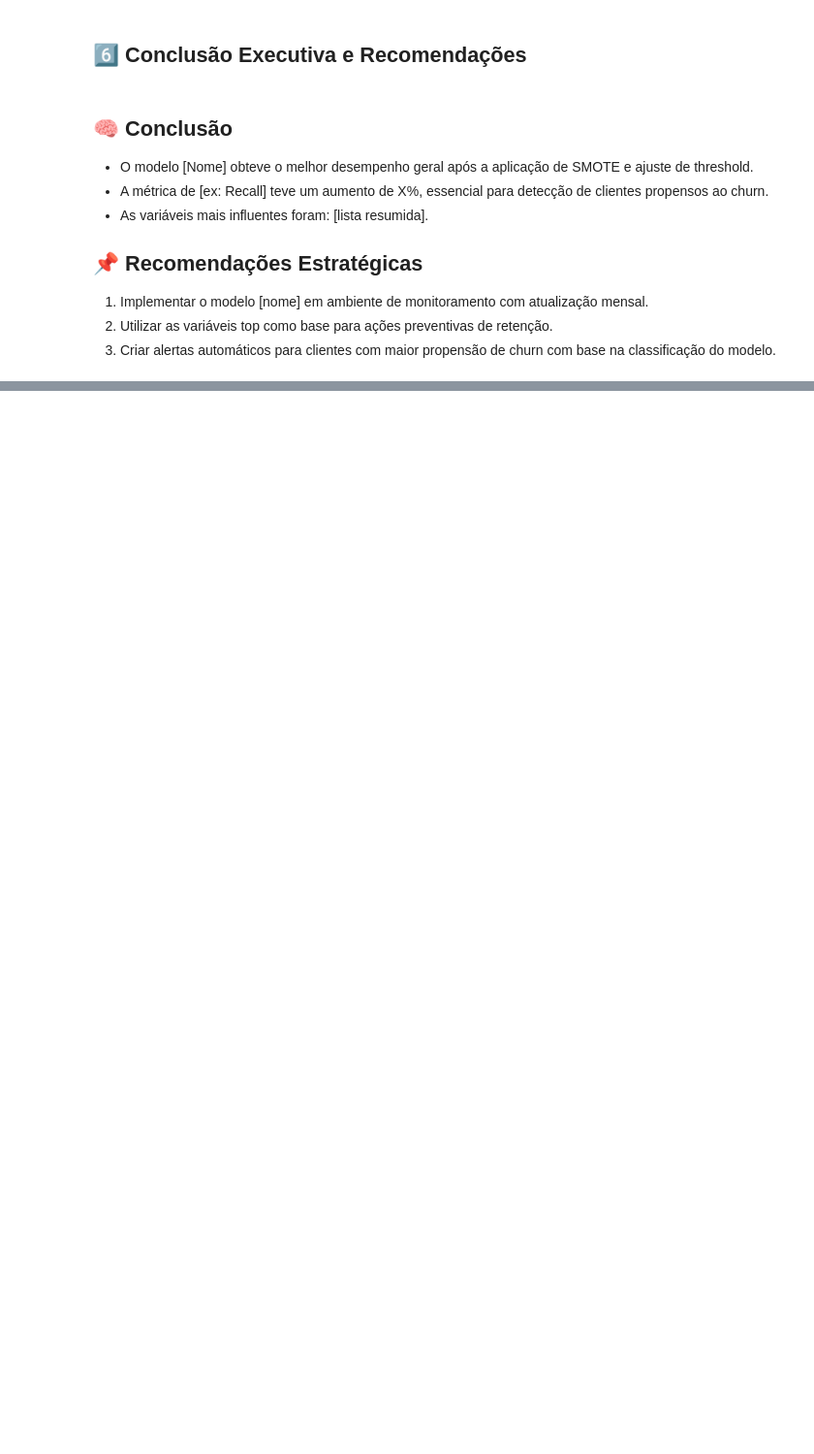
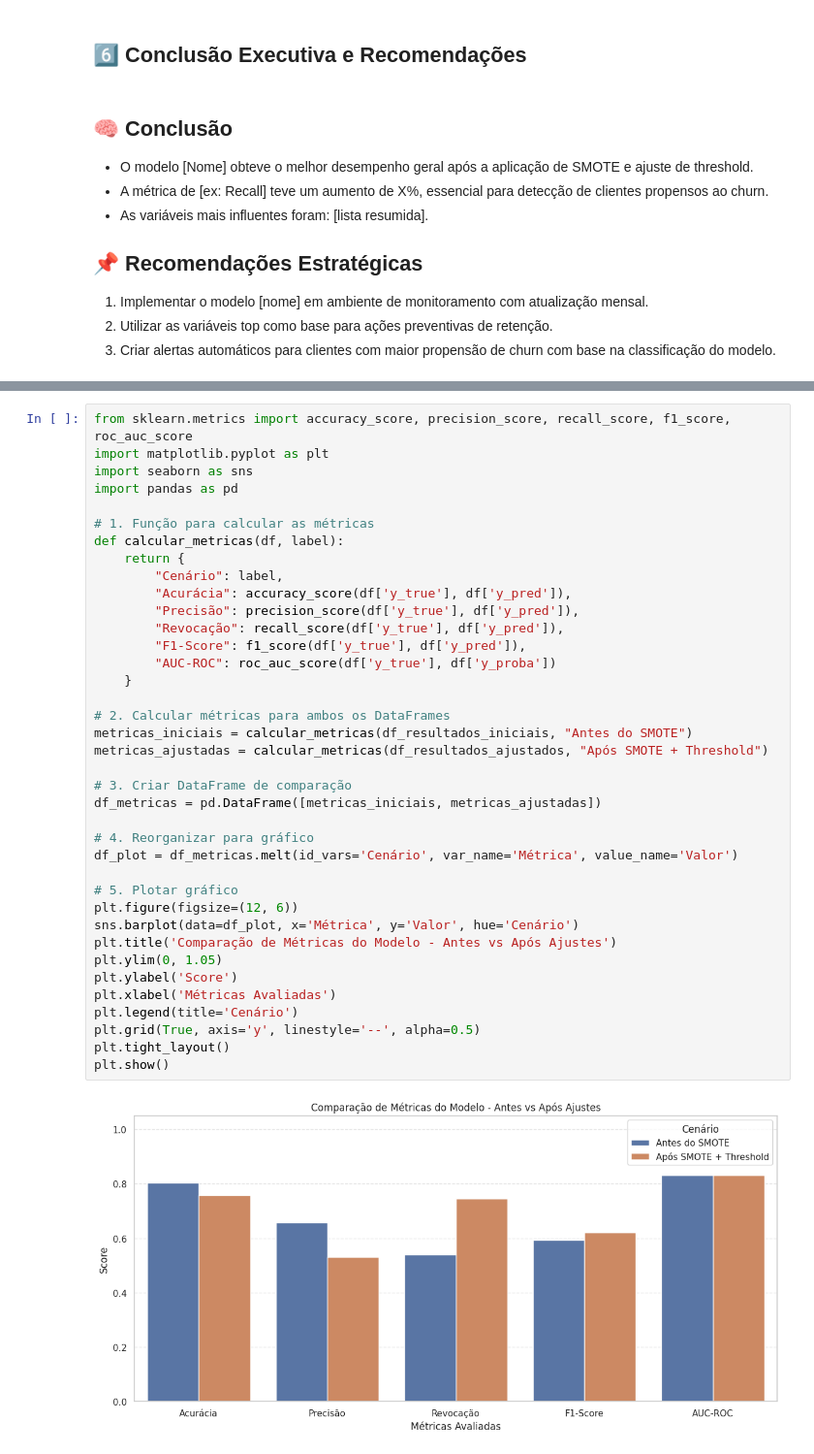
Before and after one commit to moises-rb/Analise_Dados, a Jupyter notebook: Telecom_X_PrevendoChurn/notebooks/04_Conclusao_Comparacao_Modelos_Churn.ipynb, the cells around one changed output, grey strips where cells are left out. Shown at 97% size. Saved outputs shown, nothing was run; the diff lists cells and outputs as text; blank space fills up the shorter version.

Commit message:
criado gráfico comparativo das metricas antes e apos ajustes

```diff
--- a/Telecom_X_PrevendoChurn/notebooks/04_Conclusao_Comparacao_Modelos_Churn.ipynb
+++ b/Telecom_X_PrevendoChurn/notebooks/04_Conclusao_Comparacao_Modelos_Churn.ipynb
@@ -241,0 +235,40 @@ print(f"📅 Relatório gerado em: {date.today().strftime('%d/%m/%Y')}")
+# %%
+from sklearn.metrics import accuracy_score, precision_score, recall_score, f1_score, roc_auc_score
+import matplotlib.pyplot as plt
+import seaborn as sns
+import pandas as pd
+
+# 1. Função para calcular as métricas
+def calcular_metricas(df, label):
+    return {
+        "Cenário": label,
+        "Acurácia": accuracy_score(df['y_true'], df['y_pred']),
+        "Precisão": precision_score(df['y_true'], df['y_pred']),
+        "Revocação": recall_score(df['y_true'], df['y_pred']),
+        "F1-Score": f1_score(df['y_true'], df['y_pred']),
+        "AUC-ROC": roc_auc_score(df['y_true'], df['y_proba'])
+    }
+
+# 2. Calcular métricas para ambos os DataFrames
+metricas_iniciais = calcular_metricas(df_resultados_iniciais, "Antes do SMOTE")
+metricas_ajustadas = calcular_metricas(df_resultados_ajustados, "Após SMOTE + Threshold")
+
+# 3. Criar DataFrame de comparação
+df_metricas = pd.DataFrame([metricas_iniciais, metricas_ajustadas])
+
+# 4. Reorganizar para gráfico
+df_plot = df_metricas.melt(id_vars='Cenário', var_name='Métrica', value_name='Valor')
+
+# 5. Plotar gráfico
+plt.figure(figsize=(12, 6))
+sns.barplot(data=df_plot, x='Métrica', y='Valor', hue='Cenário')
+plt.title('Comparação de Métricas do Modelo - Antes vs Após Ajustes')
+plt.ylim(0, 1.05)
+plt.ylabel('Score')
+plt.xlabel('Métricas Avaliadas')
+plt.legend(title='Cenário')
+plt.grid(True, axis='y', linestyle='--', alpha=0.5)
+plt.tight_layout()
+plt.show()
+# %% [output]
+[figure, added]
```
Also changed, not shown: parts of 3 cells of this notebook.
